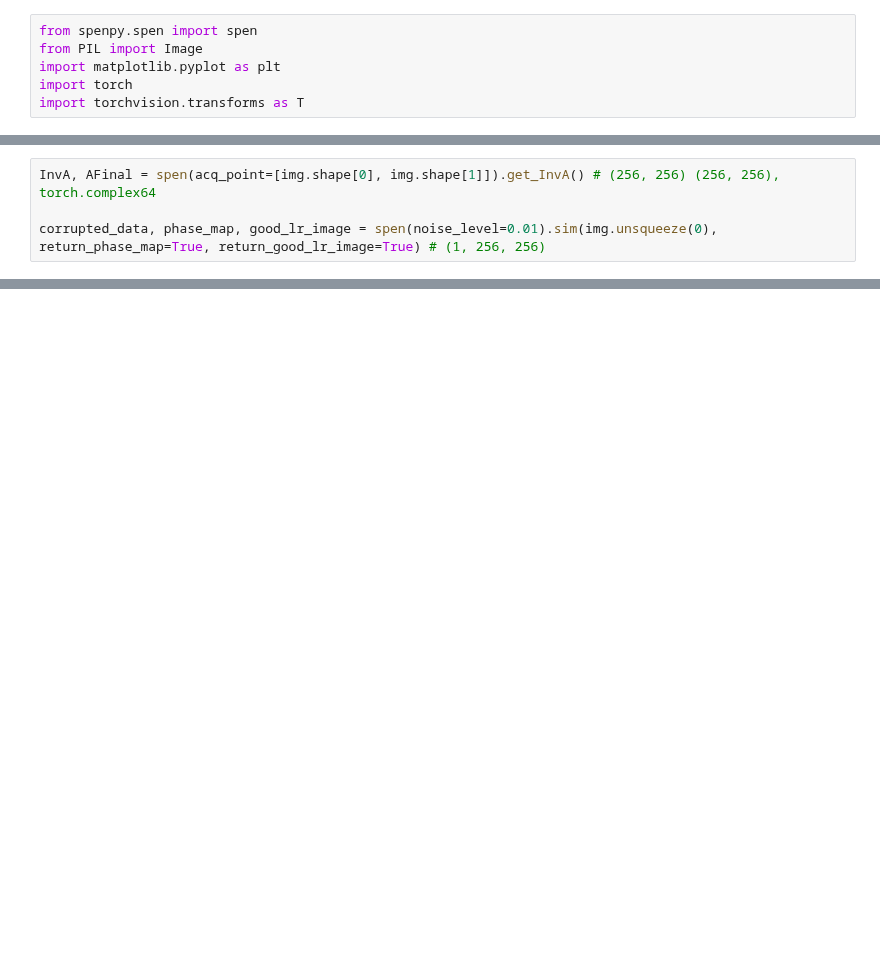
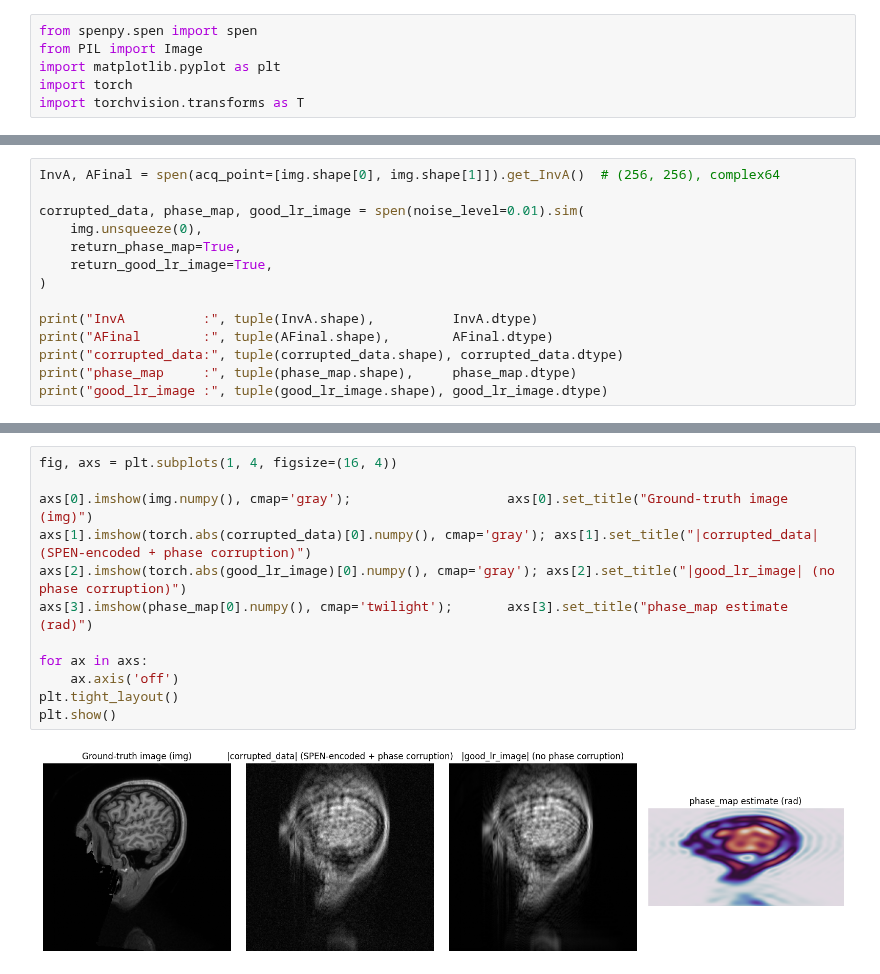
Before and after one commit to txz32102/spenpy, a Jupyter notebook: demo.ipynb, the cells around one changed output, grey strips where cells are left out. Cells and saved outputs as stored; diff of their text form; blank space fills up the shorter version.

```diff
--- a/demo.ipynb
+++ b/demo.ipynb
@@ -16,4 +71,14 @@ torch.Size([256, 256])
 # %%
-InvA, AFinal = spen(acq_point=[img.shape[0], img.shape[1]]).get_InvA() # (256, 256) (256, 256), torch.complex64
+InvA, AFinal = spen(acq_point=[img.shape[0], img.shape[1]]).get_InvA()  # (256, 256), complex64
 
-corrupted_data, phase_map, good_lr_image = spen(noise_level=0.01).sim(img.unsqueeze(0), return_phase_map=True, return_good_lr_image=True) # (1, 256, 256)
+corrupted_data, phase_map, good_lr_image = spen(noise_level=0.01).sim(
+    img.unsqueeze(0),
+    return_phase_map=True,
+    return_good_lr_image=True,
+)
+
+print("InvA          :", tuple(InvA.shape),          InvA.dtype)
+print("AFinal        :", tuple(AFinal.shape),        AFinal.dtype)
+print("corrupted_data:", tuple(corrupted_data.shape), corrupted_data.dtype)
+print("phase_map     :", tuple(phase_map.shape),     phase_map.dtype)
+print("good_lr_image :", tuple(good_lr_image.shape), good_lr_image.dtype)
@@ -29,0 +97,14 @@ FinalryxacqROFFTCorr[:, 1::2, :] = EvenDataROFFT
+# %%
+fig, axs = plt.subplots(1, 4, figsize=(16, 4))
+
+axs[0].imshow(img.numpy(), cmap='gray');                    axs[0].set_title("Ground-truth image (img)")
+axs[1].imshow(torch.abs(corrupted_data)[0].numpy(), cmap='gray'); axs[1].set_title("|corrupted_data| (SPEN-encoded + phase corruption)")
+axs[2].imshow(torch.abs(good_lr_image)[0].numpy(), cmap='gray'); axs[2].set_title("|good_lr_image| (no phase corruption)")
+axs[3].imshow(phase_map[0].numpy(), cmap='twilight');       axs[3].set_title("phase_map estimate (rad)")
+
+for ax in axs:
+    ax.axis('off')
+plt.tight_layout()
+plt.show()
+# %% [output]
+[figure, added]
```
Also changed, not shown: parts of 19 cells of this notebook, 25 other files.
